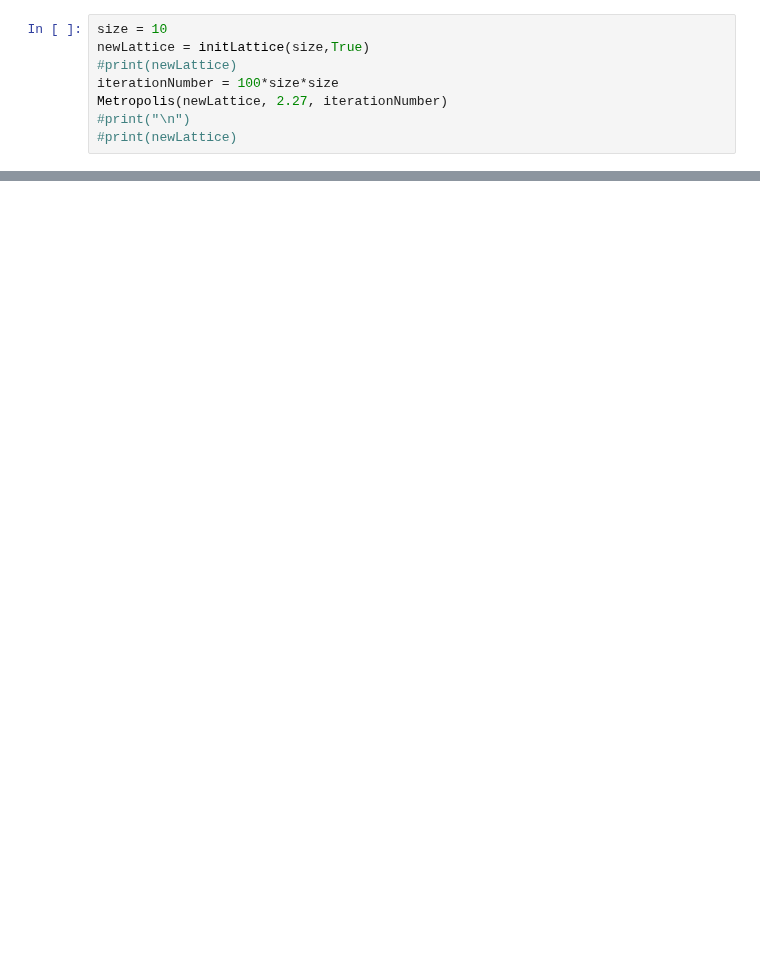
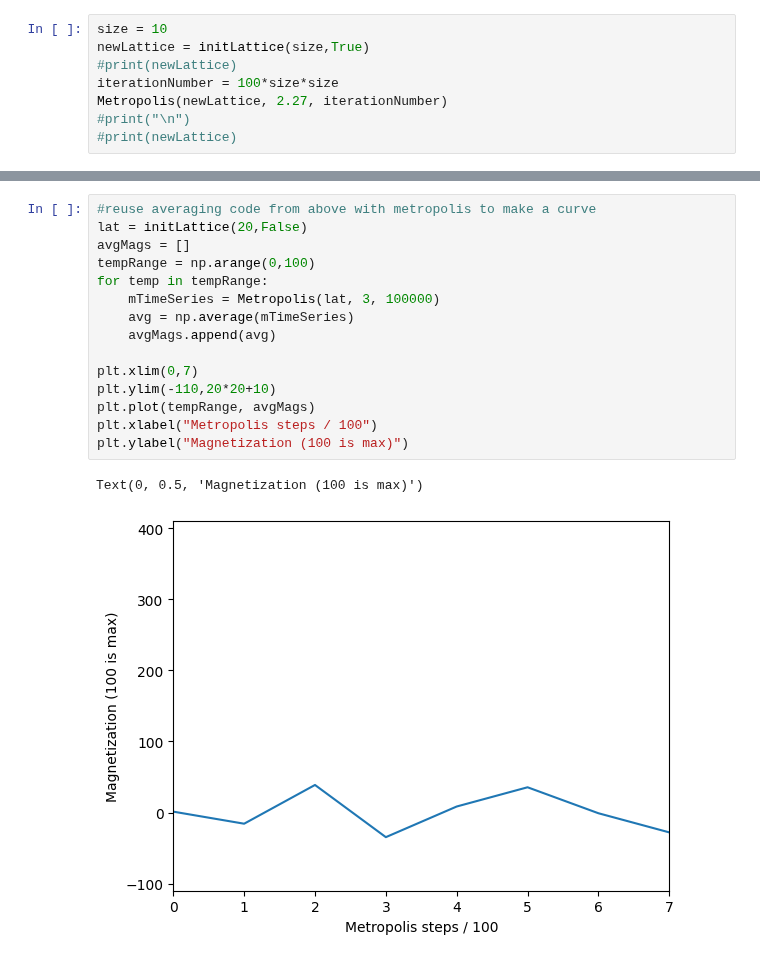
Before and after one commit to noahchanoah/thesis, a Jupyter notebook: Fising.ipynb, the cells around one changed output, grey strips where cells are left out. Drawn from its saved outputs; the diff is of its cells as text; blank space fills up the shorter version.

```diff
--- a/Fising.ipynb
+++ b/Fising.ipynb
@@ -160,0 +192,18 @@ plt.plot(tempRange, avgMags)
+# %%
+#reuse averaging code from above with metropolis to make a curve
+lat = initLattice(20,False)
+avgMags = []
+tempRange = np.arange(0,100)
+for temp in tempRange:
+    mTimeSeries = Metropolis(lat, 3, 100000)
+    avg = np.average(mTimeSeries)
+    avgMags.append(avg)
+
+plt.xlim(0,7)
+plt.ylim(-110,20*20+10)
+plt.plot(tempRange, avgMags)
+plt.xlabel("Metropolis steps / 100")
+plt.ylabel("Magnetization (100 is max)")
+# %% [output]
+Text(0, 0.5, 'Magnetization (100 is max)')
+[figure, added]
```
Also changed, not shown: parts of 6 cells of this notebook.
